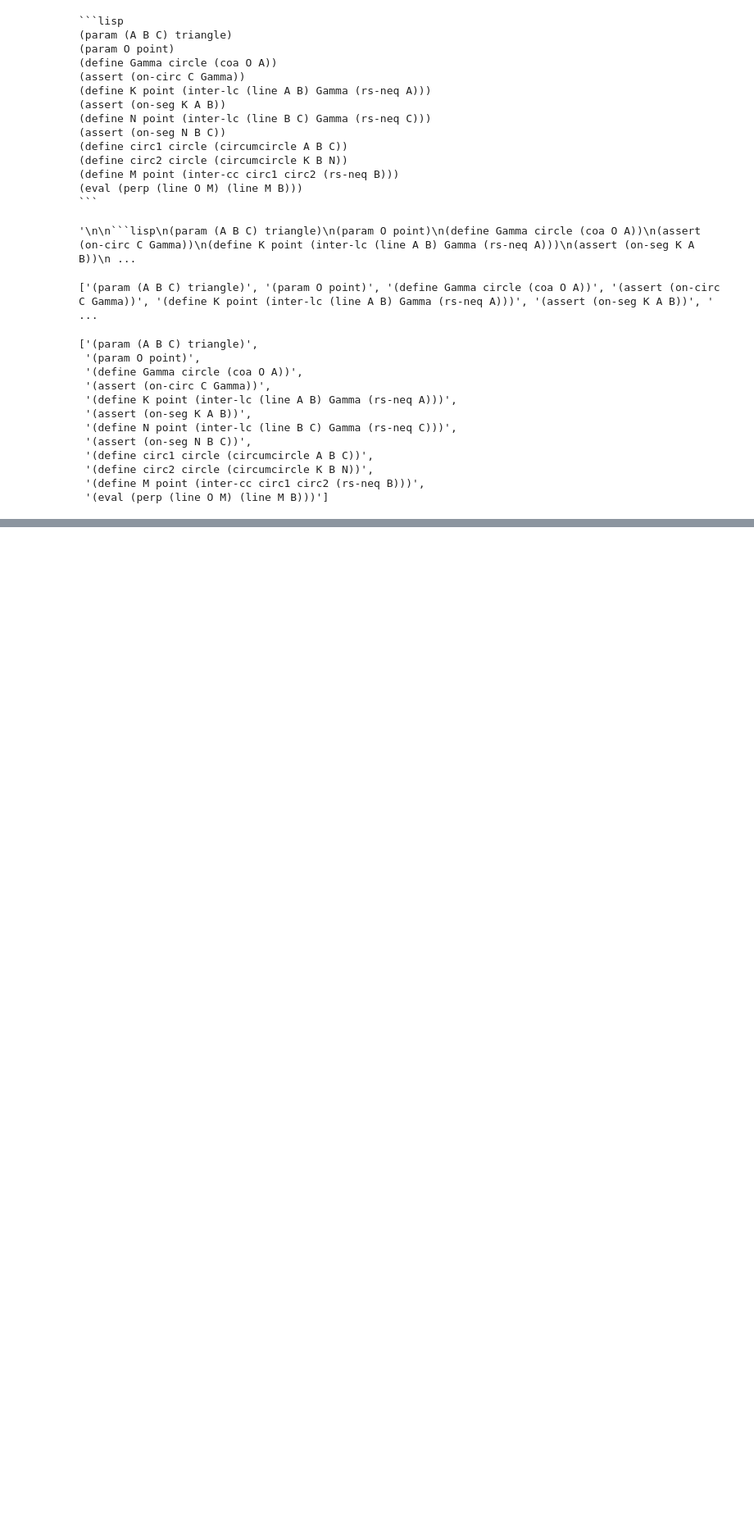
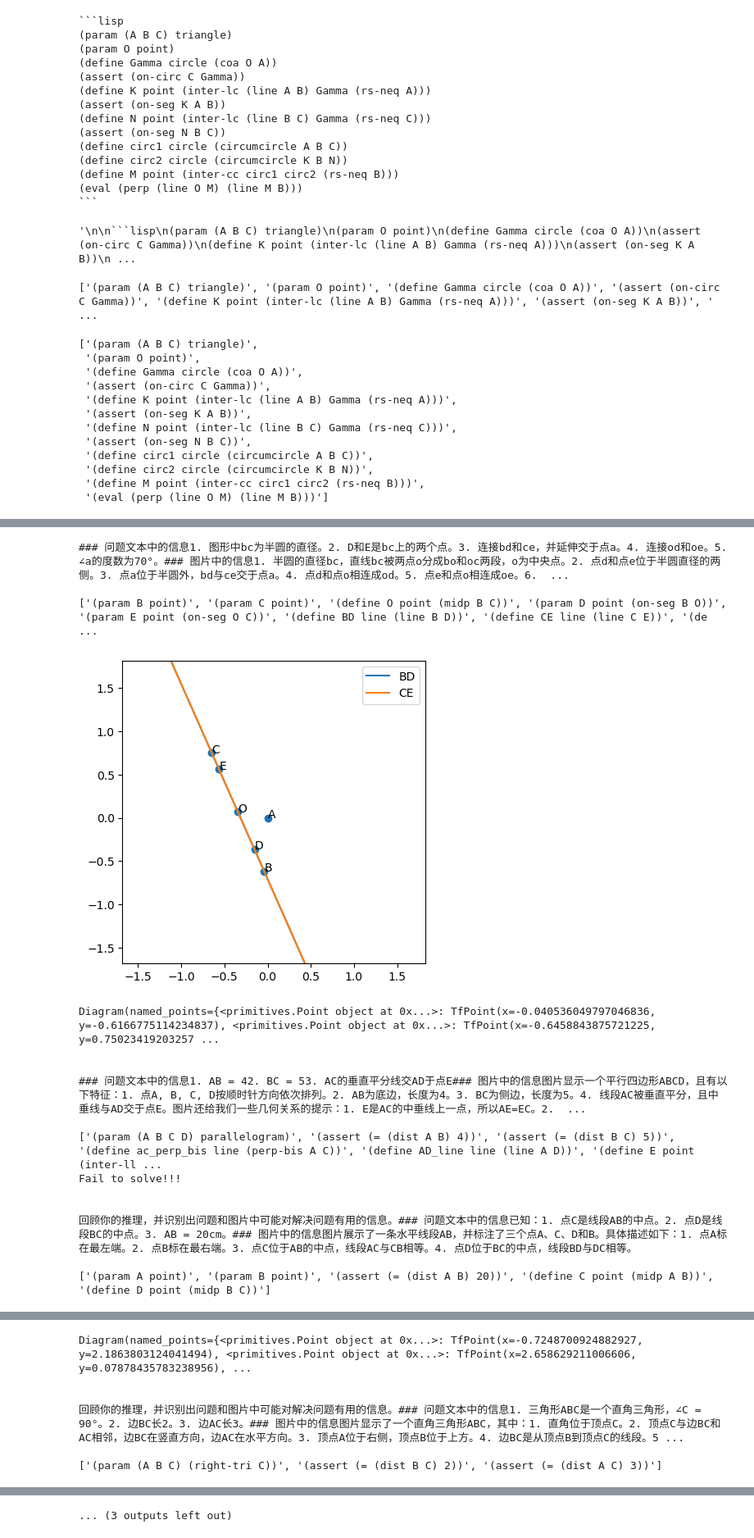
Before and after one commit to seanq31/geo-model-builder, a Jupyter notebook: src/test_api.ipynb, the cells around one changed output, grey strips where cells are left out. Shown at 82% size. Drawn from its saved outputs; the diff is of its cells as text; code cells hidden in the pictures; blank space fills up the shorter version.

```diff
--- a/src/test_api.ipynb
+++ b/src/test_api.ipynb
@@ -287,0 +560,20 @@ CircleNF(center=TfPoint(x=-0.38227335442379795, y=0.05172173195058094), radius=0
+# %%
+with open('../llm_gen/res_llm_gen.pkl', 'rb') as f:
+    llm_result_dict = pickle.load(f)
+all_contents_and_reasoning= [[res[1][1].choices[0].message.content, res[1][1].choices[0].message.reasoning_content, res[1][2]] for res in llm_result_dict.items()]
+
+for item in all_contents_and_reasoning:
+    print(item[1])
+
+    # res = gmb_draw(item)
+    # print(res[2])
+    # if res[1] == []:
+    #     print('Fail to solve!!!')
+    # elif res[1][0] is None:
+    #     print('GMBL grammar error!!!')
+    # else:
+    #     res[1][0].plot()
+    #     print(res[1][0])
+    # print('')
+
+    #break
@@ -287,0 +598,35 @@ CircleNF(center=TfPoint(x=-0.38227335442379795, y=0.05172173195058094), radius=0
+# %%
+import pickle
+
+with open('../llm_gen/res_gmb_draw.pkl', 'rb') as f:
+    gmb_result_dict = pickle.load(f)
+
+for key, res in gmb_result_dict.items():
+    print(res[2])
+    print(res[0])
+    if res[1] == []:
+        print('Fail to solve!!!')
+    elif res[1][0] is None:
+        print('GMBL grammar error!!!')
+    else:
+        res[1][0].plot()
+        print(res[1][0])
+
+    print('')
+# %% [output]
+### 问题文本中的信息1. 图形中bc为半圆的直径。2. D和E是bc上的两个点。3. 连接bd和ce，并延伸交于点a。4. 连接od和oe。5. ∠a的度数为70°。### 图片中的信息1. 半圆的直径bc，直线bc被两点o分成bo和oc两段，o为中央点。2. 点d和点e位于半圆直径的两侧。3. 点a位于半圆外，bd与ce交于点a。4. 点d和点o相连成od。5. 点e和点o相连成oe。6.  ...
+
+['(param B point)', '(param C point)', '(define O point (midp B C))', '(param D point (on-seg B O))', '(param E point (on-seg O C))', '(define BD line (line B D))', '(define CE line (line C E))', '(de ...
+[figure, added]
+Diagram(named_points={<primitives.Point object at 0x...>: TfPoint(x=-0.040536049797046836, y=-0.6166775114234837), <primitives.Point object at 0x...>: TfPoint(x=-0.6458843875721225, y=0.75023419203257 ...
+
+
+### 问题文本中的信息1. AB = 42. BC = 53. AC的垂直平分线交AD于点E### 图片中的信息图片显示一个平行四边形ABCD，且有以下特征：1. 点A, B, C, D按顺时针方向依次排列。2. AB为底边，长度为4。3. BC为侧边，长度为5。4. 线段AC被垂直平分，且中垂线与AD交于点E。图片还给我们一些几何关系的提示：1. E是AC的中垂线上一点，所以AE=EC。2.  ...
+
+['(param (A B C D) parallelogram)', '(assert (= (dist A B) 4))', '(assert (= (dist B C) 5))', '(define ac_perp_bis line (perp-bis A C))', '(define AD_line line (line A D))', '(define E point (inter-ll ...
+Fail to solve!!!
+
+
+回顾你的推理，并识别出问题和图片中可能对解决问题有用的信息。### 问题文本中的信息已知：1. 点C是线段AB的中点。2. 点D是线段BC的中点。3. AB = 20cm。### 图片中的信息图片展示了一条水平线段AB，并标注了三个点A、C、D和B。具体描述如下：1. 点A标在最左端。2. 点B标在最右端。3. 点C位于AB的中点，线段AC与CB相等。4. 点D位于BC的中点，线段BD与DC相等。
+
+['(param A point)', '(param B point)', '(assert (= (dist A B) 20))', '(define C point (midp A B))', '(define D point (midp B C))']
@@ -287,0 +689,6 @@ CircleNF(center=TfPoint(x=-0.38227335442379795, y=0.05172173195058094), radius=0
+Diagram(named_points={<primitives.Point object at 0x...>: TfPoint(x=-0.7248700924882927, y=2.1863803124041494), <primitives.Point object at 0x...>: TfPoint(x=2.658629211006606, y=0.07878435783238956), ...
+
+
+回顾你的推理，并识别出问题和图片中可能对解决问题有用的信息。### 问题文本中的信息1. 三角形ABC是一个直角三角形，∠C = 90°。2. 边BC长2。3. 边AC长3。### 图片中的信息图片显示了一个直角三角形ABC，其中：1. 直角位于顶点C。2. 顶点C与边BC和AC相邻，边BC在竖直方向，边AC在水平方向。3. 顶点A位于右侧，顶点B位于上方。4. 边BC是从顶点B到顶点C的线段。5 ...
+
+['(param (A B C) (right-tri C))', '(assert (= (dist B C) 2))', '(assert (= (dist A C) 3))']
@@ -287,0 +696 @@ CircleNF(center=TfPoint(x=-0.38227335442379795, y=0.05172173195058094), radius=0
+... (3 outputs left out)
```
Also changed, not shown: parts of 15 cells of this notebook, 13 other files.
